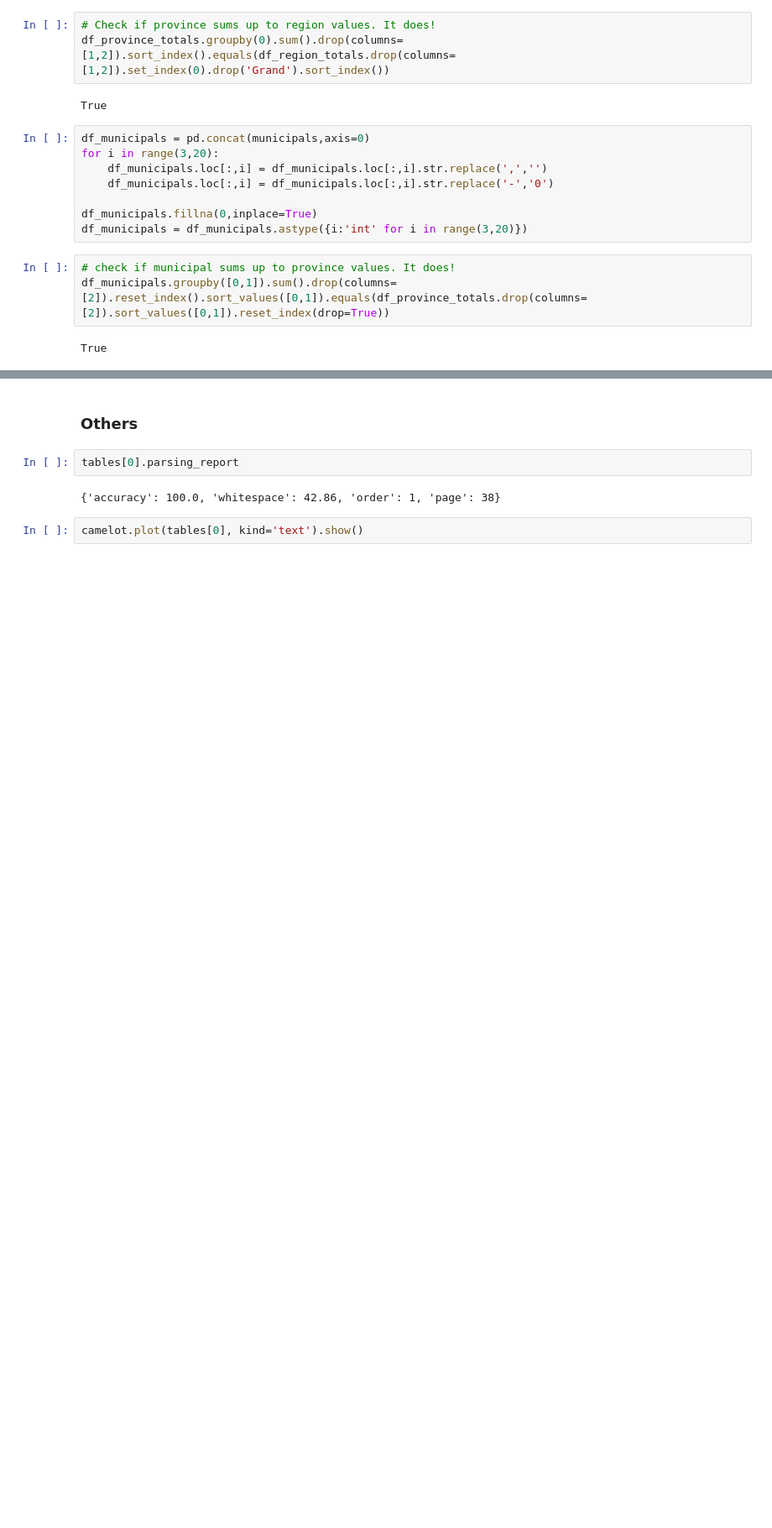
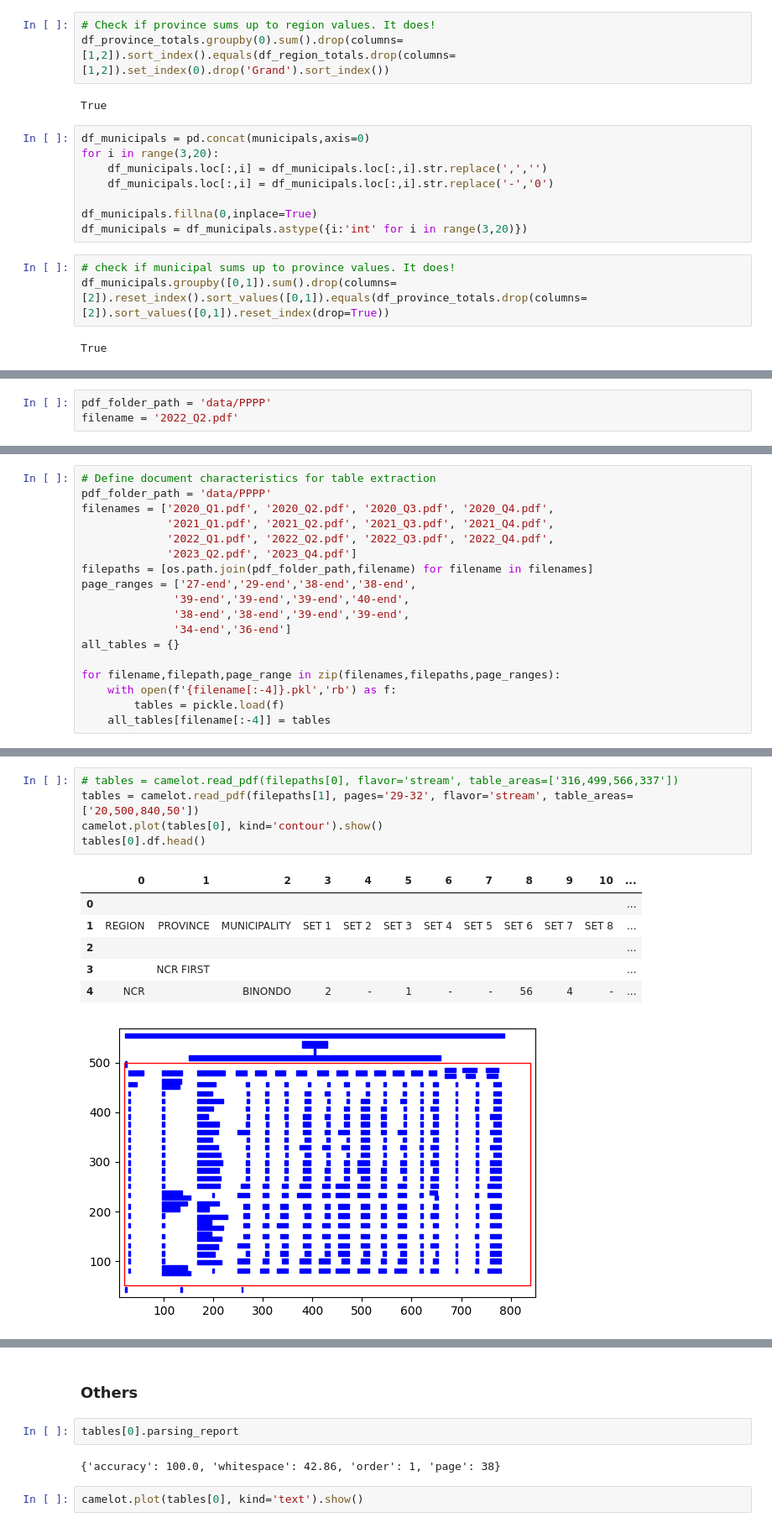
Before and after one commit to teofc111/poverty_mapping, a Jupyter notebook: pppp.ipynb, the cells around one changed output, grey strips where cells are left out. Shown at 84% size. Cells and saved outputs as stored; diff of their text form; blank space fills up the shorter version.

```diff
--- a/pppp.ipynb
+++ b/pppp.ipynb
@@ -303,0 +657,3 @@ True
+# %%
+pdf_folder_path = 'data/PPPP'
+filename = '2022_Q2.pdf'
@@ -303,0 +686,18 @@ True
+# %%
+# Define document characteristics for table extraction
+pdf_folder_path = 'data/PPPP'
+filenames = ['2020_Q1.pdf', '2020_Q2.pdf', '2020_Q3.pdf', '2020_Q4.pdf',
+             '2021_Q1.pdf', '2021_Q2.pdf', '2021_Q3.pdf', '2021_Q4.pdf',
+             '2022_Q1.pdf', '2022_Q2.pdf', '2022_Q3.pdf', '2022_Q4.pdf',
+             '2023_Q2.pdf', '2023_Q4.pdf']
+filepaths = [os.path.join(pdf_folder_path,filename) for filename in filenames]
+page_ranges = ['27-end','29-end','38-end','38-end',
+              '39-end','39-end','39-end','40-end',
+              '38-end','38-end','39-end','39-end',
+              '34-end','36-end']
+all_tables = {}
+
+for filename,filepath,page_range in zip(filenames,filepaths,page_ranges):
+    with open(f'{filename[:-4]}.pkl','rb') as f:
+        tables = pickle.load(f)
+    all_tables[filename[:-4]] = tables
@@ -303,0 +766,13 @@ True
+# %%
+# tables = camelot.read_pdf(filepaths[0], flavor='stream', table_areas=['316,499,566,337'])
+tables = camelot.read_pdf(filepaths[1], pages='29-32', flavor='stream', table_areas=['20,500,840,50'])
+camelot.plot(tables[0], kind='contour').show()
+tables[0].df.head()
+# %% [output]
+|  | 0 | 1 | 2 | 3 | 4 | 5 | 6 | 7 | 8 | 9 | 10 | ... |
+| 0 |  |  |  |  |  |  |  |  |  |  |  | ... |
+| 1 | REGION | PROVINCE | MUNICIPALITY | SET 1 | SET 2 | SET 3 | SET 4 | SET 5 | SET 6 | SET 7 | SET 8 | ... |
+| 2 |  |  |  |  |  |  |  |  |  |  |  | ... |
+| 3 |  | NCR FIRST |  |  |  |  |  |  |  |  |  | ... |
+| 4 | NCR |  | BINONDO | 2 | - | 1 | - | - | 56 | 4 | - | ... |
+[figure, added]
```
Also changed, not shown: parts of 28 cells of this notebook.
